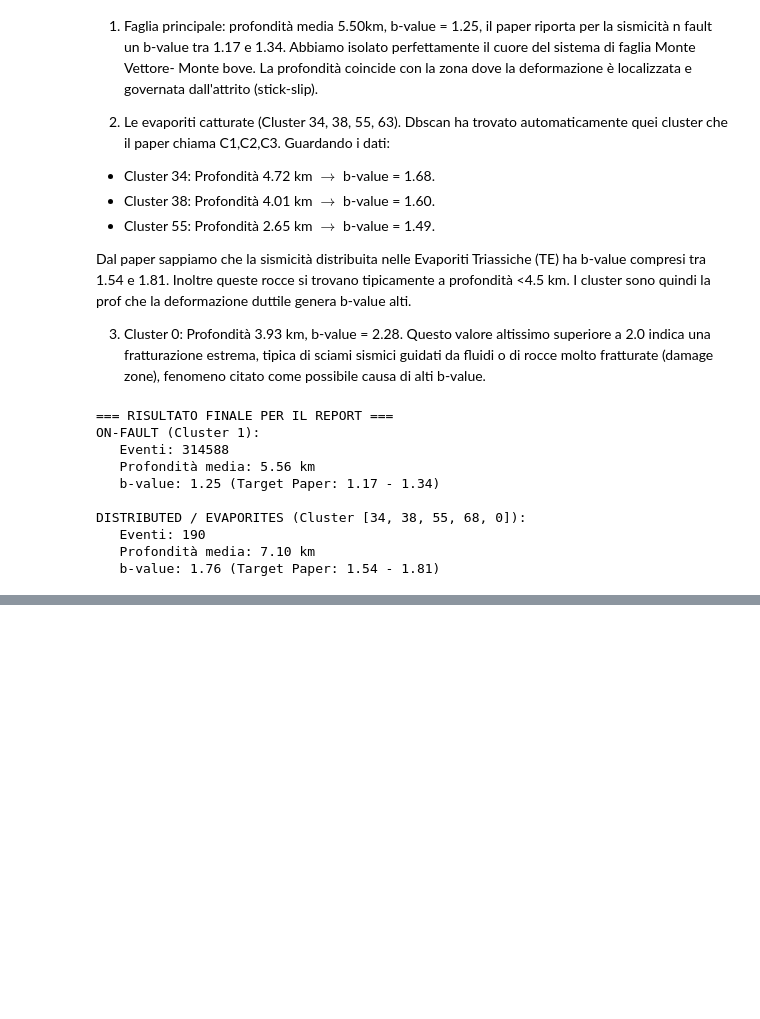
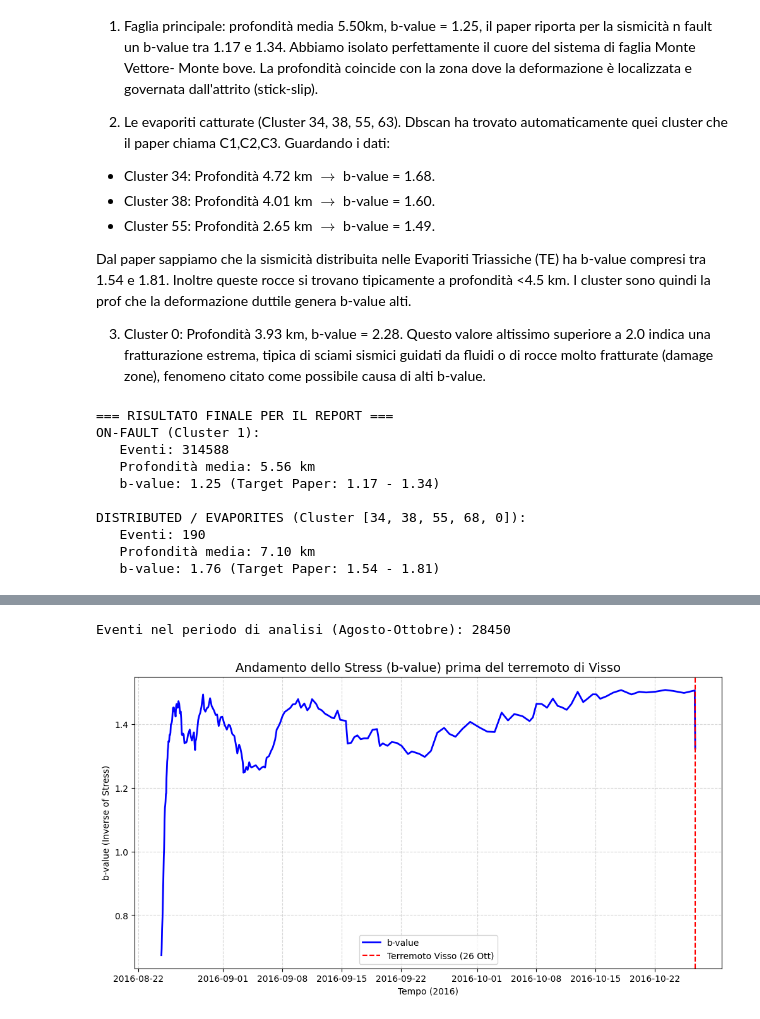
Before and after one commit to GiaccaRosa/ML-Earthquake-CentralItaly, a Jupyter notebook: Fase1.ipynb, the cells around one changed output, grey strips where cells are left out. Cells and saved outputs as stored; diff of their text form; code cells hidden in the pictures; blank space fills up the shorter version.

```diff
--- a/Fase1.ipynb
+++ b/Fase1.ipynb
@@ -429,0 +468,57 @@ DISTRIBUTED / EVAPORITES (Cluster [34, 38, 55, 68, 0]):
+# %%
+# --- FASE 3: ANALISI TEMPORALE (b-value scorrevole) ---
+import pandas as pd
+import numpy as np
+
+# 1. Creiamo la colonna temporale corretta
+# Uniamo le colonne Year, Month, Day, etc. in una data unica
+df_north['Datetime'] = pd.to_datetime(df_north[['Year', 'Month', 'Day', 'Hour', 'Minute', 'Second']])
+
+# 2. Filtriamo il periodo di "preparazione"
+# Dal 24 Agosto (post-Amatrice) al 26 Ottobre (pre-Visso)
+start_date = pd.to_datetime("2016-08-24 05:00:00")
+end_date = pd.to_datetime("2016-10-26 18:00:00")
+
+df_analysis = df_north[(df_north['Datetime'] > start_date) & (df_north['Datetime'] < end_date)].copy()
+df_analysis = df_analysis.sort_values('Datetime')
+
+print(f"Eventi nel periodo di analisi (Agosto-Ottobre): {len(df_analysis)}")
+
+# 3. Calcolo b-value scorrevole (Rolling Window)
+# Scorriamo una finestra di N eventi e calcoliamo il b-value per ognuno
+window_size = 1000  # Usiamo 1000 eventi per avere una linea più stabile
+step = 50           # Avanziamo di 50 eventi alla volta
+mc = 1.3            # Magnitudo di completezza (la stessa usata prima)
+
+b_values = []
+times = []
+
+# Filtriamo per magnitudo minima
+df_calc = df_analysis[df_analysis['Mw'] >= mc]
+
+for i in range(0, len(df_calc) - window_size, step):
+    window = df_calc.iloc[i : i + window_size]
+
+    # Tempo medio della finestra
+    t = window['Datetime'].iloc[-1]
+
+    # Calcolo b-value (Formula di Aki)
+    mean_mag = window['Mw'].mean()
+    b = 1 / (np.log(10) * (mean_mag - mc))
+
+    b_values.append(b)
+    times.append(t)
+
+# 4. GRAFICO DELLA VERITÀ
+plt.figure(figsize=(12, 6))
+plt.plot(times, b_values, color='blue', linewidth=2, label='b-value')
+plt.title('Andamento dello Stress (b-value) prima del terremoto di Visso', fontsize=14)
+plt.ylabel('b-value (Inverse of Stress)')
+plt.xlabel('Tempo (2016)')
+plt.axvline(x=end_date, color='red', linestyle='--', label='Terremoto Visso (26 Ott)')
+plt.grid(True, which='both', linestyle='--', alpha=0.5)
+plt.legend()
+plt.show()
+# %% [output]
+Eventi nel periodo di analisi (Agosto-Ottobre): 28450
+[figure, added]
```
Also changed, not shown: parts of 3 cells of this notebook.
